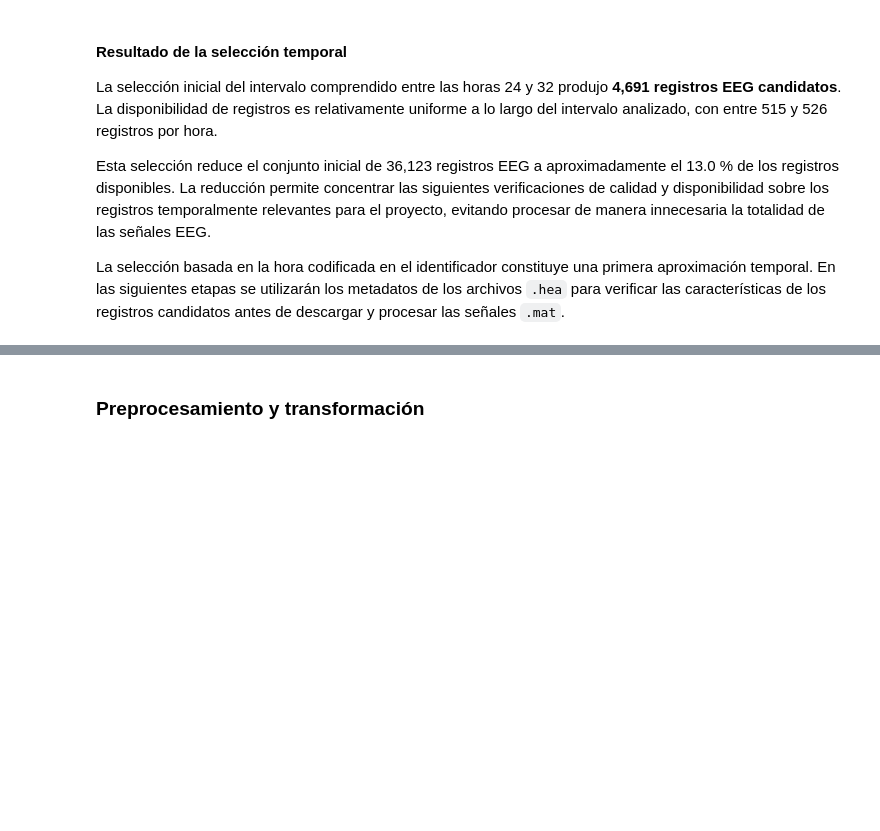
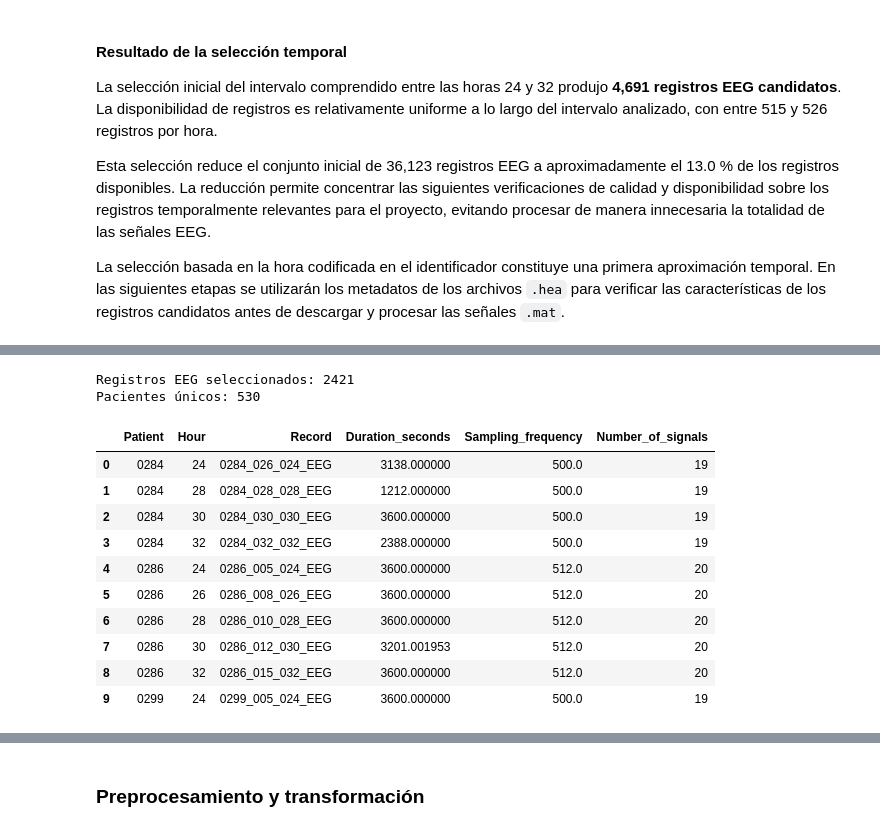
Before and after one commit to AlejandraJaramillo19/mlda-project_, a Jupyter notebook: notebooks/03_data_preparation/03_data_preparation.ipynb, the cells around one changed output, grey strips where cells are left out. Drawn from its saved outputs; the diff is of its cells as text; code cells hidden in the pictures; blank space fills up the shorter version.

Commit message:
feat: seleccion de los datos

```diff
--- a/notebooks/03_data_preparation/03_data_preparation.ipynb
+++ b/notebooks/03_data_preparation/03_data_preparation.ipynb
@@ -3241,0 +4001,18 @@ La selección basada en la hora codificada en el identificador constituye una pr
+# %%
+eligible_records = eeg_metadata_df[
+    eeg_metadata_df["Eligible"]
+].copy()
+
+eligible_per_patient_hour = (
+    eligible_records
+    .groupby(["Patient", "Hour"])
+    .size()
+    .rename("Eligible_records")
+)
+
+display(
+    eligible_per_patient_hour
+    .value_counts()
+    .sort_index()
+    .to_frame("Patient-hour combinations")
+)
@@ -3241,0 +4025,60 @@ La selección basada en la hora codificada en el identificador constituye una pr
+# %%
+selected_eeg_records = (
+    eligible_records
+    .sort_values(
+        by=[
+            "Patient",
+            "Hour",
+            "Duration_seconds",
+            "Segment"
+        ],
+        ascending=[
+            True,
+            True,
+            False,
+            True
+        ]
+    )
+    .drop_duplicates(
+        subset=["Patient", "Hour"],
+        keep="first"
+    )
+    .reset_index(drop=True)
+)
+
+print(
+    "Registros EEG seleccionados:",
+    len(selected_eeg_records)
+)
+
+print(
+    "Pacientes únicos:",
+    selected_eeg_records["Patient"].nunique()
+)
+
+display(
+    selected_eeg_records[
+        [
+            "Patient",
+            "Hour",
+            "Record",
+            "Duration_seconds",
+            "Sampling_frequency",
+            "Number_of_signals"
+        ]
+    ].head(10)
+)
+# %% [output]
+Registros EEG seleccionados: 2421
+Pacientes únicos: 530
+|  | Patient | Hour | Record | Duration_seconds | Sampling_frequency | Number_of_signals |
+| 0 | 0284 | 24 | 0284_026_024_EEG | 3138.000000 | 500.0 | 19 |
+| 1 | 0284 | 28 | 0284_028_028_EEG | 1212.000000 | 500.0 | 19 |
+| 2 | 0284 | 30 | 0284_030_030_EEG | 3600.000000 | 500.0 | 19 |
+| 3 | 0284 | 32 | 0284_032_032_EEG | 2388.000000 | 500.0 | 19 |
+| 4 | 0286 | 24 | 0286_005_024_EEG | 3600.000000 | 512.0 | 20 |
+| 5 | 0286 | 26 | 0286_008_026_EEG | 3600.000000 | 512.0 | 20 |
+| 6 | 0286 | 28 | 0286_010_028_EEG | 3600.000000 | 512.0 | 20 |
+| 7 | 0286 | 30 | 0286_012_030_EEG | 3201.001953 | 512.0 | 20 |
+| 8 | 0286 | 32 | 0286_015_032_EEG | 3600.000000 | 512.0 | 20 |
+| 9 | 0299 | 24 | 0299_005_024_EEG | 3600.000000 | 500.0 | 19 |
```
Also changed, not shown: parts of 27 cells of this notebook.
